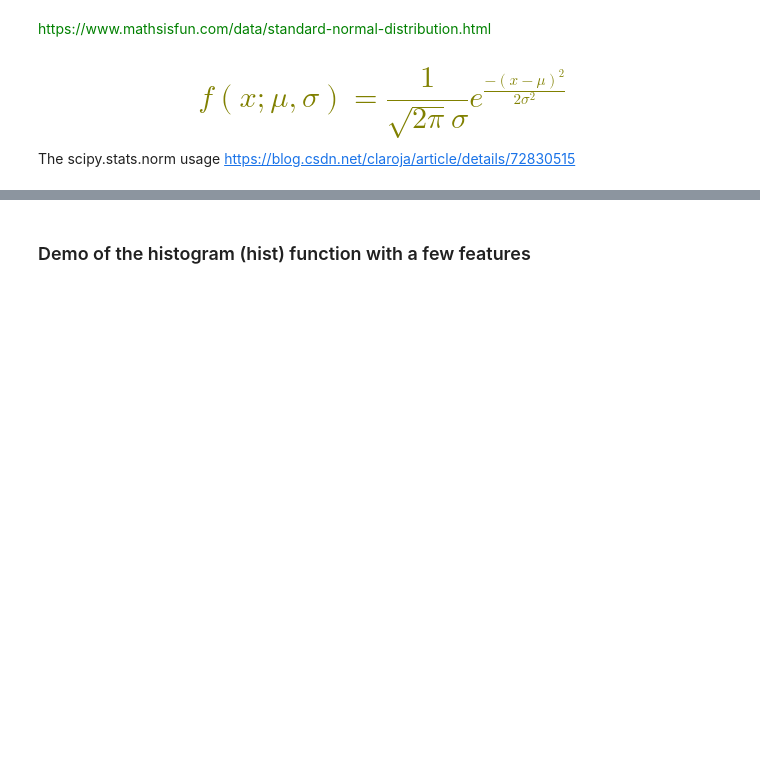
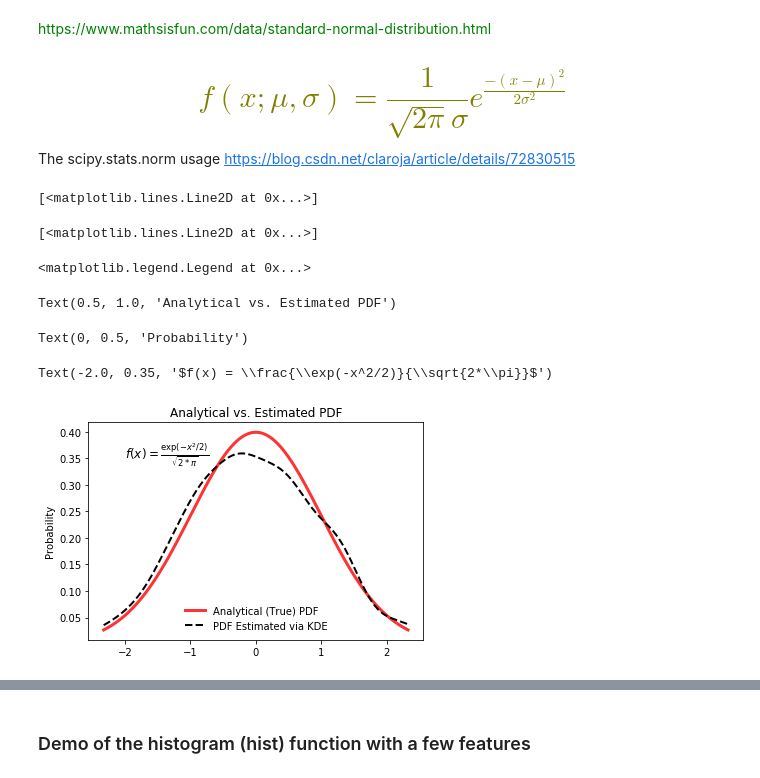
Before and after one commit to ComplicatedPhenomenon/IPython_training, a Jupyter notebook: SciPy/scipy/statisticalPackage.ipynb, the cells around one changed output, grey strips where cells are left out. Saved outputs shown, nothing was run; the diff lists cells and outputs as text; code cells hidden in the pictures; blank space fills up the shorter version.

```diff
--- a/SciPy/scipy/statisticalPackage.ipynb
+++ b/SciPy/scipy/statisticalPackage.ipynb
@@ -12,4 +10,0 @@ from IPython.core.display import Image
-# %%
-import seaborn as sns
-sns.set(color_codes=True)
-sns.set(rc={'figure.figsize':(5,5)})
@@ -83,6 +102,40 @@ $$f(x;\mu,\sigma)=\frac{1}{\sqrt{2\pi}\sigma}e^{\frac{-(x-\mu)^2}{2\sigma^2}}$$
 </span>
 
 The scipy.stats.norm usage https://blog.csdn.net/claroja/article/details/72830515
+# %%
+# An object representing the "frozen" analytical distribution
+# Defaults to the standard normal distribution, N~(0, 1)
+dist = stats.norm()
+
+# Draw random samples from the population you built above.
+# This is just a sample, so the mean and std. deviation should
+# be close to (1, 0).
+samp = dist.rvs(size=1000)
+
+# `ppf()`: percent point function (inverse of cdf — percentiles).
+x = np.linspace(start=stats.norm.ppf(0.01),
+                stop=stats.norm.ppf(0.99), num=250)
+gkde = stats.gaussian_kde(dataset=samp)
+
+# `gkde.evaluate()` estimates the PDF itself.
+fig, ax = plt.subplots()
+ax.plot(x, dist.pdf(x), linestyle='solid', c='red', lw=3,
+        alpha=0.8, label='Analytical (True) PDF')
+ax.plot(x, gkde.evaluate(x), linestyle='dashed', c='black', lw=2,
+        label='PDF Estimated via KDE')
+ax.legend(loc='best', frameon=False)
+ax.set_title('Analytical vs. Estimated PDF')
+ax.set_ylabel('Probability')
+ax.text(-2., 0.35, r'$f(x) = \frac{\exp(-x^2/2)}{\sqrt{2*\pi}}$',
+        fontsize=12)
+# %% [output]
+[<matplotlib.lines.Line2D at 0x...>]
+[<matplotlib.lines.Line2D at 0x...>]
+<matplotlib.legend.Legend at 0x...>
+Text(0.5, 1.0, 'Analytical vs. Estimated PDF')
+Text(0, 0.5, 'Probability')
+Text(-2.0, 0.35, '$f(x) = \\frac{\\exp(-x^2/2)}{\\sqrt{2*\\pi}}$')
+[figure, added]
 # %%
 font = {'family': 'serif',
         'color':  'darkred',
```
Also changed, not shown: parts of 54 cells of this notebook, 4 other files.
